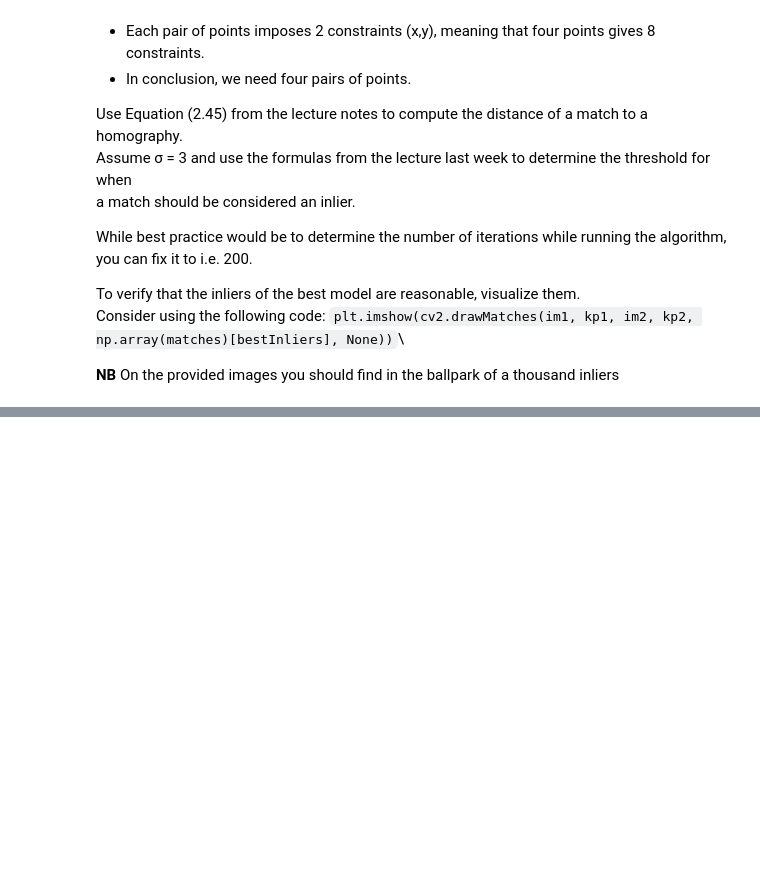
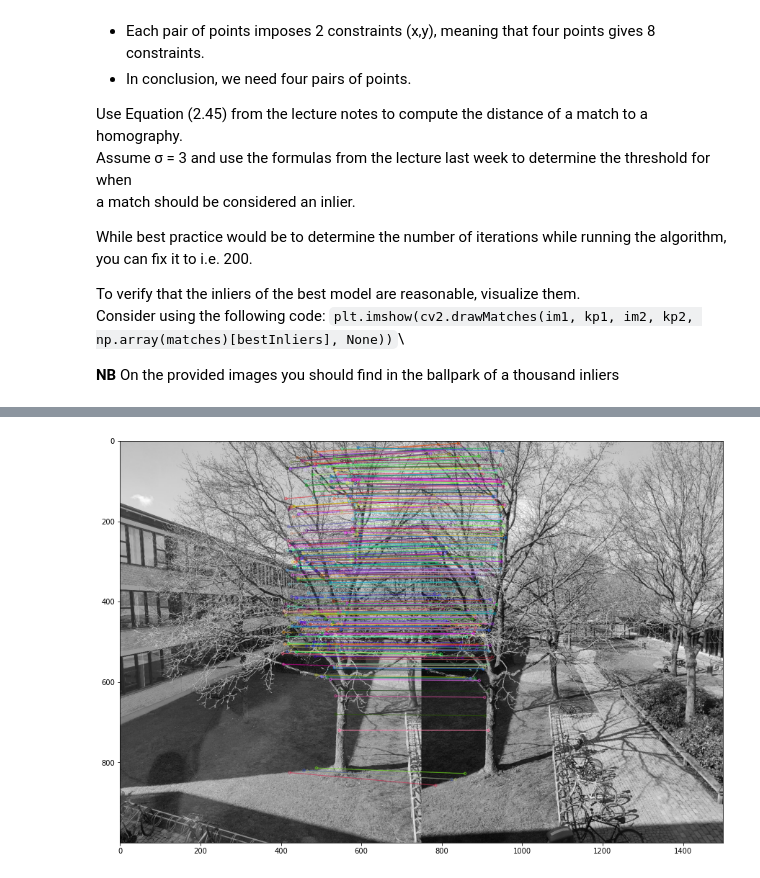
Before and after one commit to henrfj/02504-Computer-Vision, a Jupyter notebook: ex10 Stitchig.ipynb, the cells around one changed output, grey strips where cells are left out. Cells and saved outputs as stored; diff of their text form; code cells hidden in the pictures; blank space fills up the shorter version.

```diff
--- a/ex10 Stitchig.ipynb
+++ b/ex10 Stitchig.ipynb
@@ -96,0 +124,37 @@ Consider using the following code:
+# %%
+def hest(q1,q2):
+    """
+    Estimates H given points Q1, Q2 on the two image planes.
+    Need at least 4 pairs of points to estimate the matrix with 8 degrees of freedom.
+    """
+    q1,T1 = normalize2d(q1)
+    q2,T2 = normalize2d(q2)
+    assert len(q1[0])>1, "We need at least two points (aka two columns)"
+    assert len(q1[0])==len(q2[0]), "Number of column of q1 and q2 must be equal!"
+    B = get_b(q1,q2) #np.vstack((B0,B1))
+    _,_,VT = np.linalg.svd(B.T@B) #U,S,VT = np.linalg.svd(np.hstack((B.T,B)))
+    H = np.reshape(VT[-1],(3,3)) # VT is sorted in descending order of singular value
+    return (np.linalg.inv(T1)@H.T@T2.round(2))
+
+def normalize2d(Q):
+    mean = np.mean(Q,axis=1)
+    std = np.std(Q,axis=1)
+    T = np.array([[1/std[0],0,-mean[0]/std[0]],
+                  [0,1/std[1],-mean[1]/std[1]],
+                 [0,0,1]])
+    return [T@Q, T]
+
+def crossop(p):
+    return np.array([[0,-p[2],p[1]],
+                    [p[2],0,-p[0]],
+                    [-p[1],p[0],0]])
+
+def get_b(q1,q2):
+    B = np.kron(q2[:,0], crossop(q1[:,0]))
+    for i in range(1,len(q1.T)):
+        B_temp = np.kron(q2[:,i], crossop(q1[:,i]))
+        B = np.vstack((B,B_temp))
+    return B
+
+def PI(q):
+    return q[:2]/q[2]
@@ -96,0 +224,2 @@ Consider using the following code:
+# %%
+Hest, inlier_index = RANSAC_hest(p1s, p2s, sigma=3, iterations=200)
@@ -96,0 +236,6 @@ Consider using the following code:
+# %%
+plt.figure(figsize=(15, 15))
+plt.imshow(cv2.drawMatchesKnn(left,kp1,right,kp2, np.array(ratio_matches)[inlier_index], None,flags=cv2.DrawMatchesFlags_NOT_DRAW_SINGLE_POINTS));
+#plt.imshow(cv2.drawMatches(left,kp1,right,kp2,np.array(unsorted_matches)[inlier_index],None,flags=cv2.DrawMatchesFlags_NOT_DRAW_SINGLE_POINTS));
+# %% [output]
+[figure, added]
```
Also changed, not shown: parts of 13 cells of this notebook.
